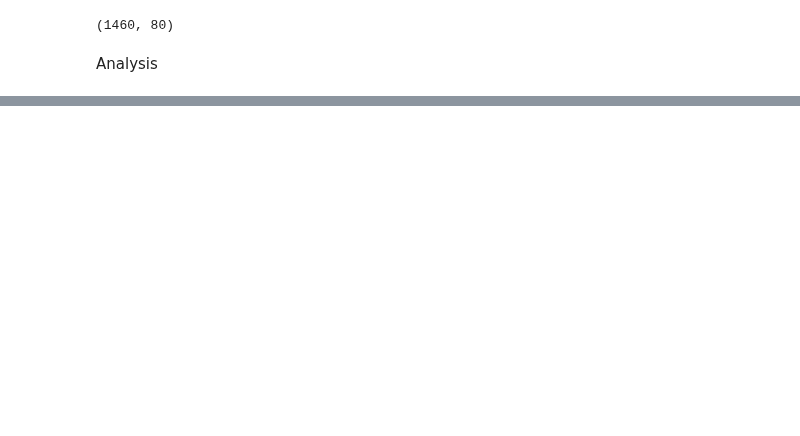
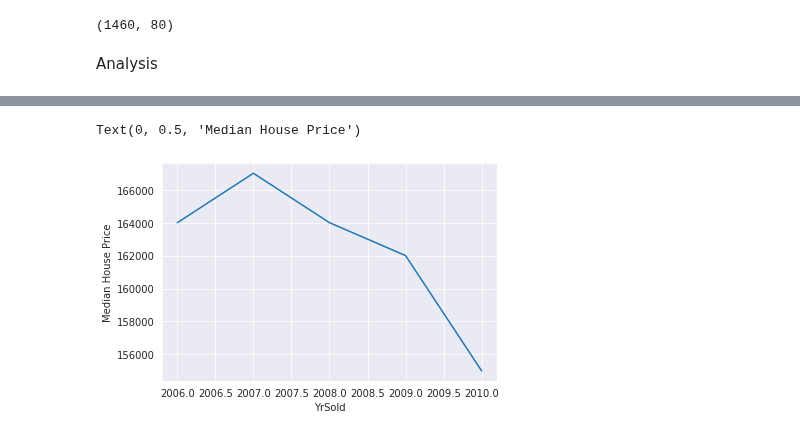
Before and after one commit to ChiefGitau/house_price_prediction, a Jupyter notebook: notebook/housing.ipynb, the cells around one changed output, grey strips where cells are left out. Saved outputs shown, nothing was run; the diff lists cells and outputs as text; code cells hidden in the pictures; blank space fills up the shorter version.

```diff
--- a/notebook/housing.ipynb
+++ b/notebook/housing.ipynb
@@ -53,0 +235,6 @@ Analysis
+# %%
+data.groupby('YrSold')['SalePrice'].median().plot()
+plt.ylabel('Median House Price')
+# %% [output]
+Text(0, 0.5, 'Median House Price')
+[figure, added]
```
Also changed, not shown: parts of 26 cells of this notebook.
